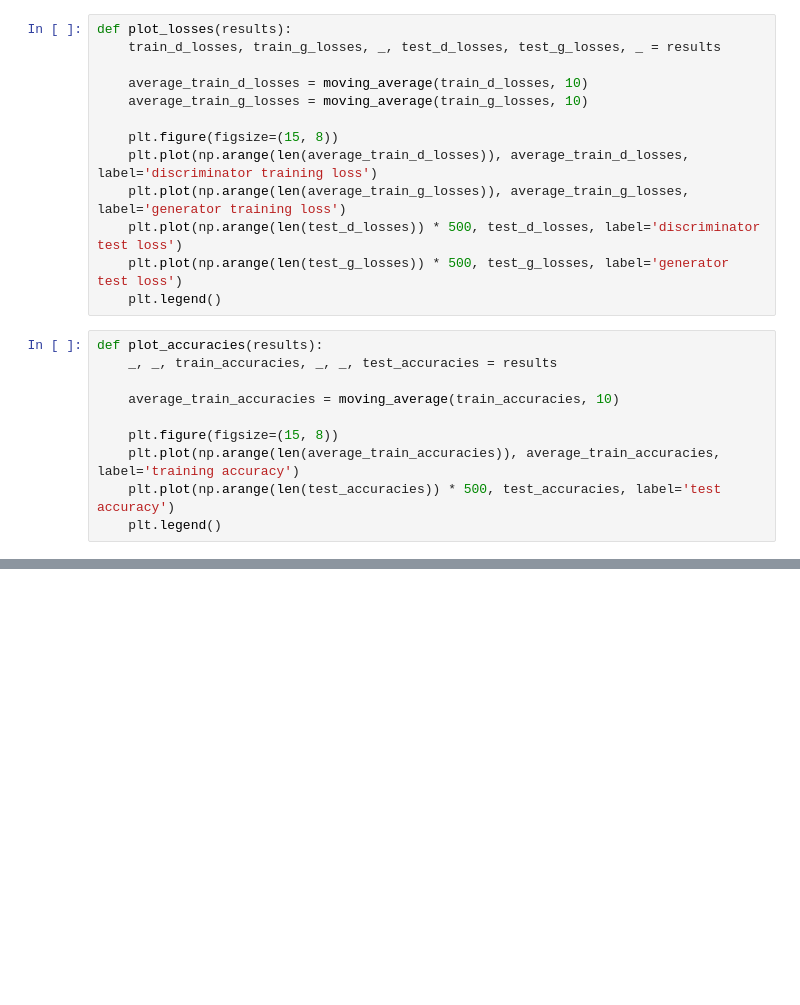
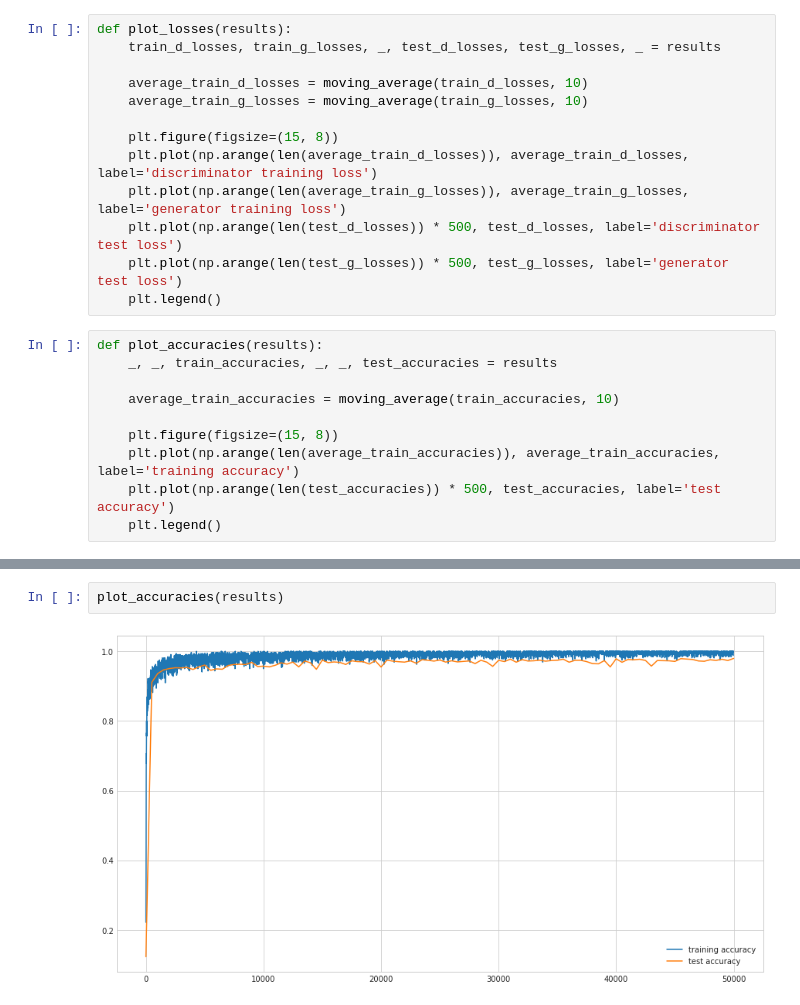
Before and after one commit to mlw214/EN.605.724-Project, a Jupyter notebook: Coulomb GAN.ipynb, the cells around one changed output, grey strips where cells are left out. Cells and saved outputs as stored; diff of their text form; blank space fills up the shorter version.

```diff
--- a/Coulomb GAN.ipynb
+++ b/Coulomb GAN.ipynb
@@ -282,0 +345,4 @@ results = run_test('coulomb-gan-all.pkl')
+# %%
+plot_accuracies(results)
+# %% [output]
+[figure, added]
```
Also changed, not shown: parts of 17 cells of this notebook, 10 other files.
